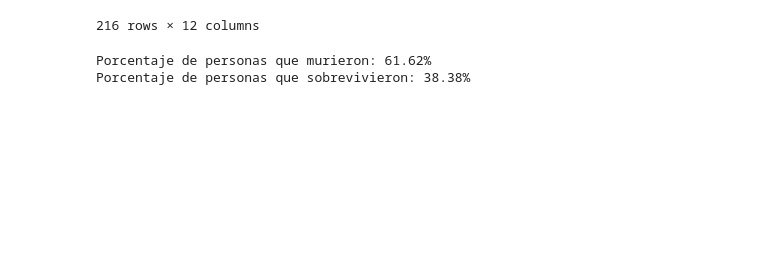
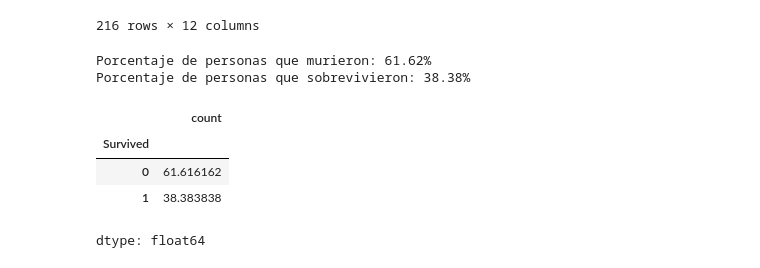
Before and after one commit to DanielLaBanda/DanielLaBanda, a Jupyter notebook: A01285898_M1_Actividad_5_Programación_en_Python_Librerías_Numpy_Matplotlib_Pandas.ipynb, the cells around one changed output. Drawn from its saved outputs; the diff is of its cells as text; code cells hidden in the pictures; blank space fills up the shorter version.

```diff
--- a/A01285898_M1_Actividad_5_Programación_en_Python_Librerías_Numpy_Matplotlib_Pandas.ipynb
+++ b/A01285898_M1_Actividad_5_Programación_en_Python_Librerías_Numpy_Matplotlib_Pandas.ipynb
@@ -223,3 +223,11 @@ print(f'Porcentaje de personas que sobrevivieron: {survived*100:.2f}%')
 # %% [output]
 Porcentaje de personas que murieron: 61.62%
 Porcentaje de personas que sobrevivieron: 38.38%
+# %%
+(dataset['Survived'].value_counts() / total) * 100
+# %% [output]
+|  | count |
+| Survived |  |
+| 0 | 61.616162 |
+| 1 | 38.383838 |
+dtype: float64
```
Also changed, not shown: parts of 5 cells of this notebook.
